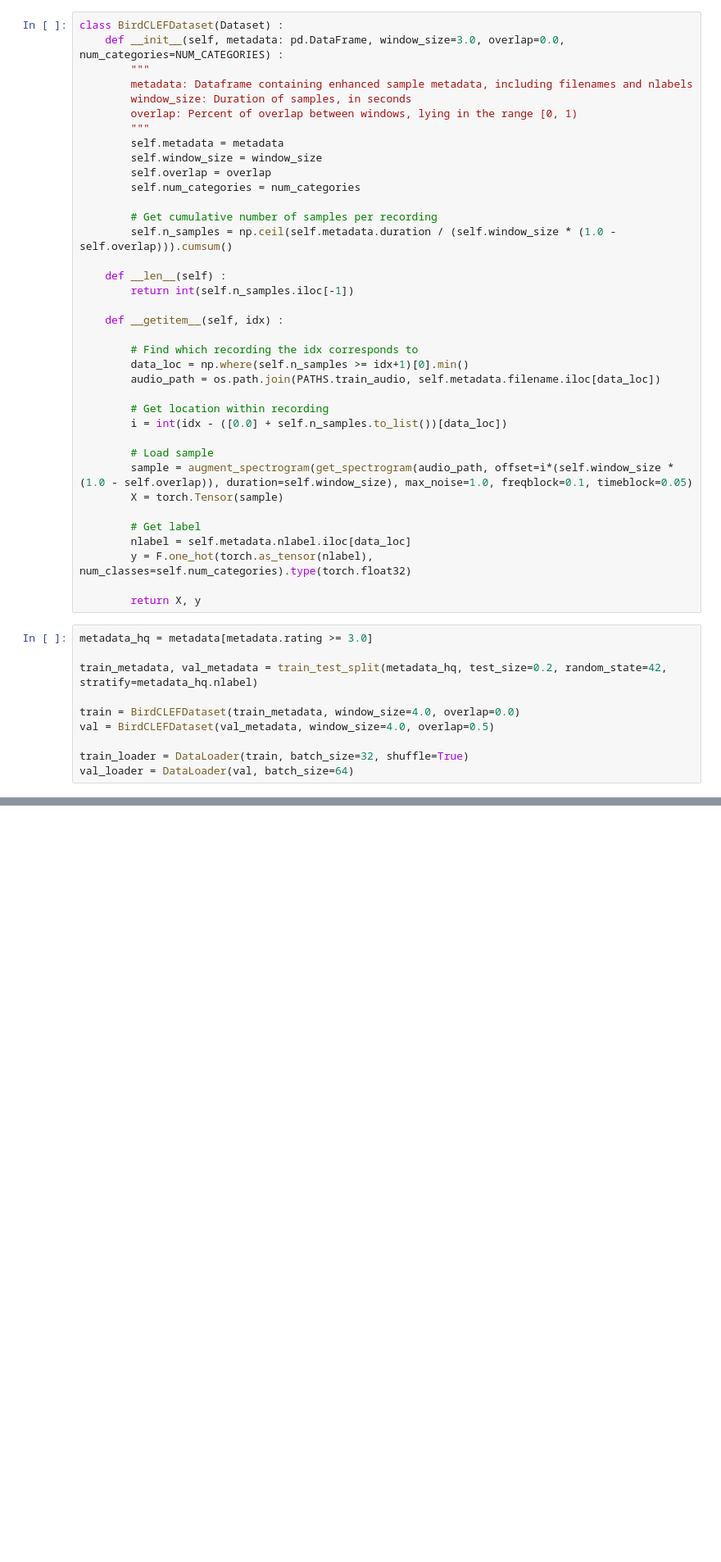
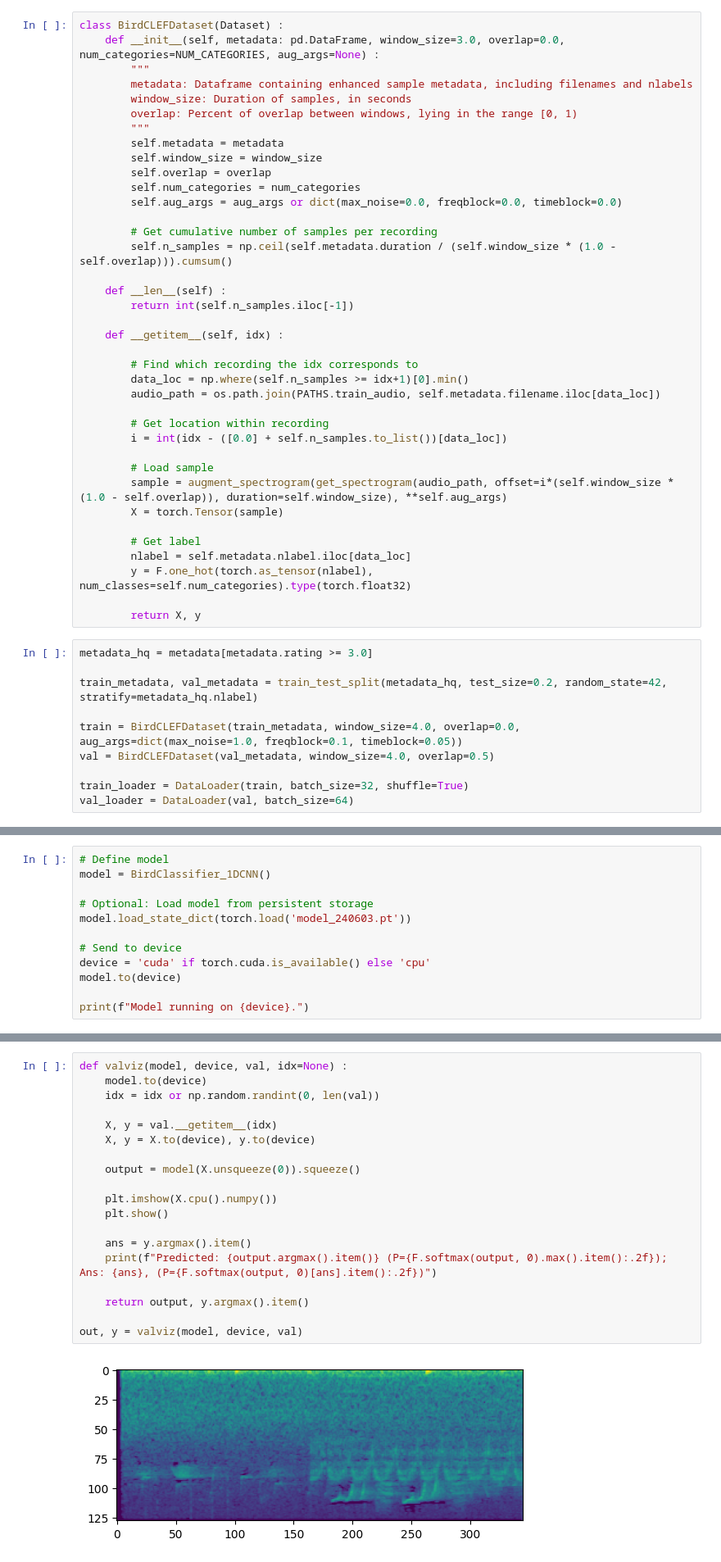
Before and after one commit to cassincruz/CMI-Detect-Sleep-States, a Jupyter notebook: birdclef-prediction.ipynb, the cells around one changed output, grey strips where cells are left out. Shown at 82% size. Drawn from its saved outputs; the diff is of its cells as text; blank space fills up the shorter version.

Commit message:
Kaggle Notebook | BirdCLEF Prediction - Chunk Classification | Version 10

```diff
--- a/birdclef-prediction.ipynb
+++ b/birdclef-prediction.ipynb
@@ -98,7 +98,7 @@ def augment_spectrogram(spectrogram, normalize=True, max_noise=0.0, timetranslat
     return spectrogram
 # %%
 class BirdCLEFDataset(Dataset) :
-    def __init__(self, metadata: pd.DataFrame, window_size=3.0, overlap=0.0, num_categories=NUM_CATEGORIES) :
+    def __init__(self, metadata: pd.DataFrame, window_size=3.0, overlap=0.0, num_categories=NUM_CATEGORIES, aug_args=None) :
         """
         metadata: Dataframe containing enhanced sample metadata, including filenames and nlabels
         window_size: Duration of samples, in seconds
@@ -108,6 +108,7 @@ class BirdCLEFDataset(Dataset) :
         self.window_size = window_size
         self.overlap = overlap
         self.num_categories = num_categories
+        self.aug_args = aug_args or dict(max_noise=0.0, freqblock=0.0, timeblock=0.0)
 
         # Get cumulative number of samples per recording
         self.n_samples = np.ceil(self.metadata.duration / (self.window_size * (1.0 - self.overlap))).cumsum()
@@ -125,7 +126,7 @@ class BirdCLEFDataset(Dataset) :
         i = int(idx - ([0.0] + self.n_samples.to_list())[data_loc])
 
         # Load sample
-        sample = augment_spectrogram(get_spectrogram(audio_path, offset=i*(self.window_size * (1.0 - self.overlap)), duration=self.window_size), max_noise=1.0, freqblock=0.1, timeblock=0.05)
+        sample = augment_spectrogram(get_spectrogram(audio_path, offset=i*(self.window_size * (1.0 - self.overlap)), duration=self.window_size), **self.aug_args)
         X = torch.Tensor(sample)
 
         # Get label
@@ -138,7 +139,7 @@ metadata_hq = metadata[metadata.rating >= 3.0]
 
 train_metadata, val_metadata = train_test_split(metadata_hq, test_size=0.2, random_state=42, stratify=metadata_hq.nlabel)
 
-train = BirdCLEFDataset(train_metadata, window_size=4.0, overlap=0.0)
+train = BirdCLEFDataset(train_metadata, window_size=4.0, overlap=0.0, aug_args=dict(max_noise=1.0, freqblock=0.1, timeblock=0.05))
 val = BirdCLEFDataset(val_metadata, window_size=4.0, overlap=0.5)
 
 train_loader = DataLoader(train, batch_size=32, shuffle=True)
@@ -200,3 +201,15 @@ class BirdClassifier_1DCNN (nn.Module) :
 
         # Final output
         return x
+# %%
+# Define model
+model = BirdClassifier_1DCNN()
+
+# Optional: Load model from persistent storage
+model.load_state_dict(torch.load('model_240603.pt'))
+
+# Send to device
+device = 'cuda' if torch.cuda.is_available() else 'cpu'
+model.to(device)
+
+print(f"Model running on {device}.")
@@ -243,0 +268,21 @@ Model saved as model_240604.pt
+# %%
+def valviz(model, device, val, idx=None) :
+    model.to(device)
+    idx = idx or np.random.randint(0, len(val))
+
+    X, y = val.__getitem__(idx)
+    X, y = X.to(device), y.to(device)
+
+    output = model(X.unsqueeze(0)).squeeze()
+
+    plt.imshow(X.cpu().numpy())
+    plt.show()
+
+    ans = y.argmax().item()
+    print(f"Predicted: {output.argmax().item()} (P={F.softmax(output, 0).max().item():.2f}); Ans: {ans}, (P={F.softmax(output, 0)[ans].item():.2f})")
+
+    return output, y.argmax().item()
+
+out, y = valviz(model, device, val)
+# %% [output]
+[figure, added]
```
Also changed, not shown: parts of 7 cells of this notebook.
